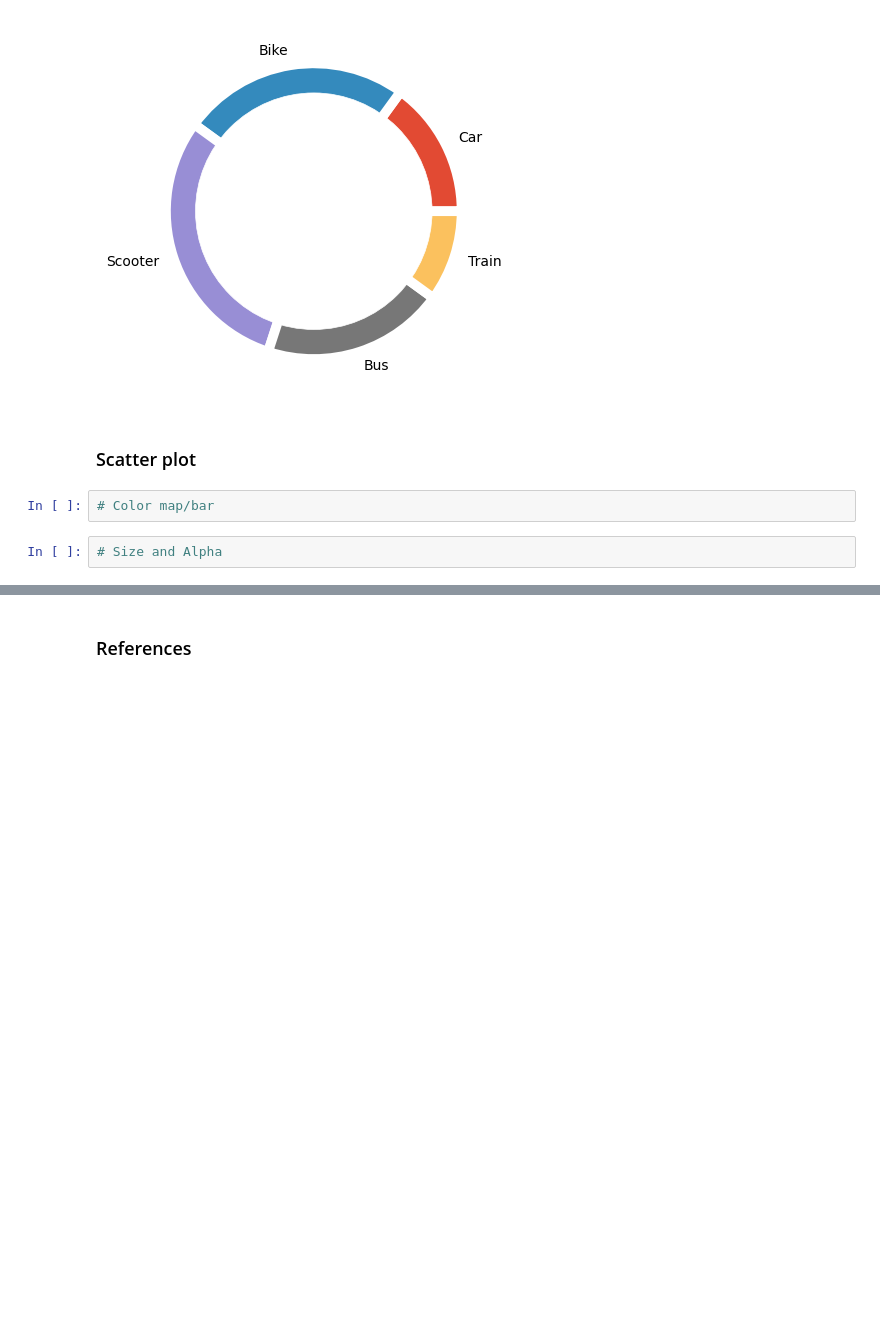
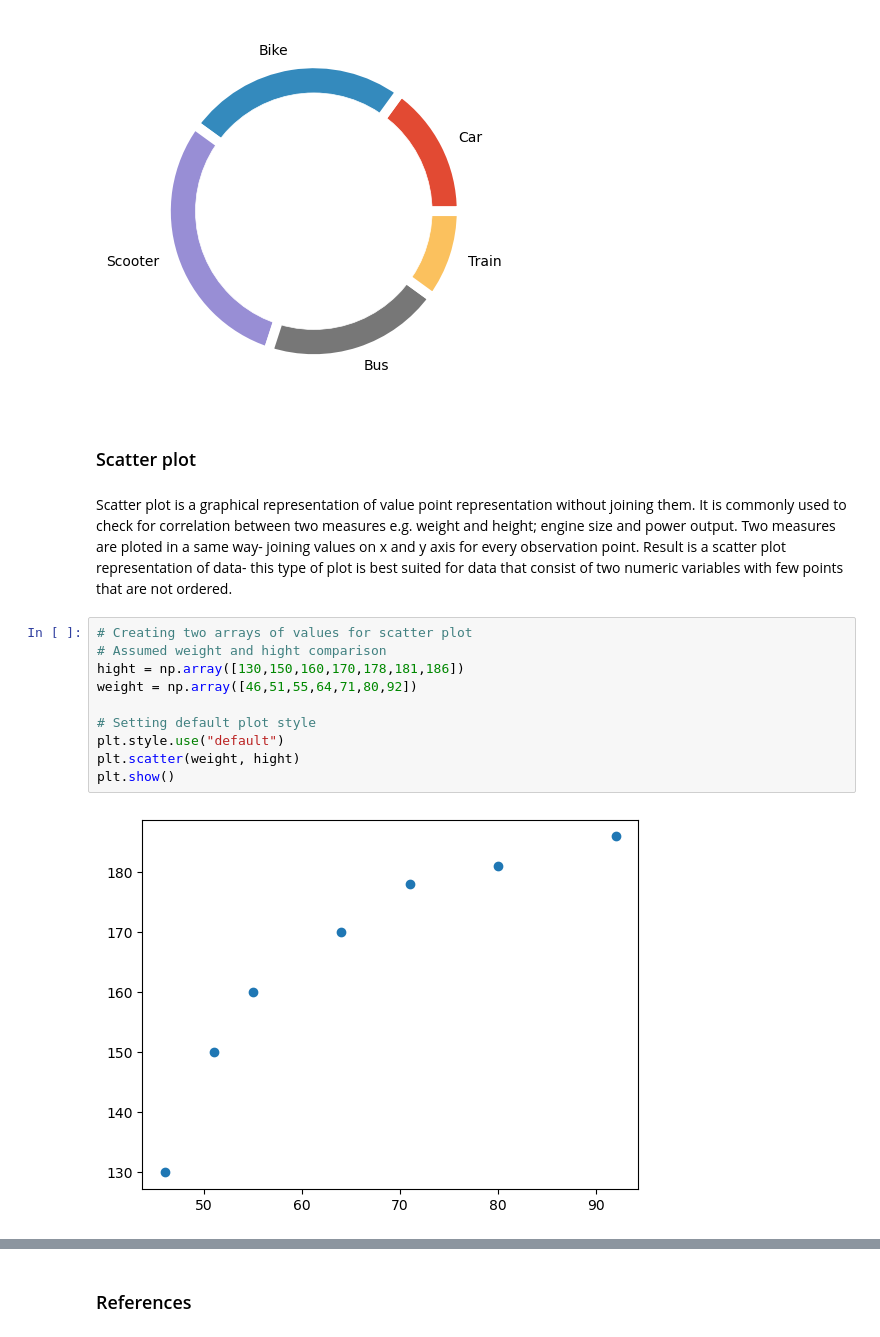
Before and after one commit to Mantvydas-data/FundamentalsofDataAnalysis, a Jupyter notebook: pyplot.ipynb, the cells around one changed output, grey strips where cells are left out. Saved outputs shown, nothing was run; the diff lists cells and outputs as text; blank space fills up the shorter version.

Commit message:
Scatter plot examples

```diff
--- a/pyplot.ipynb
+++ b/pyplot.ipynb
@@ -435,7 +435,17 @@ plt.show()
 [figure]
 # %% [markdown]
 ### Scatter plot
-# %%
-# Color map/bar
-# %%
-# Size and Alpha
+# %% [markdown]
+Scatter plot is a graphical representation of value point representation without joining them. It is commonly used to check for correlation between two measures e.g. weight and height; engine size and power output. Two measures are ploted in a same way- joining values on x and y axis for every observation point. Result is a scatter plot representation of data- this type of plot is best suited for data that consist of two numeric variables with few points that are not ordered.
+# %%
+# Creating two arrays of values for scatter plot
+# Assumed weight and hight comparison
+hight = np.array([130,150,160,170,178,181,186])
+weight = np.array([46,51,55,64,71,80,92])
+
+# Setting default plot style
+plt.style.use("default")
+plt.scatter(weight, hight)
+plt.show()
+# %% [output]
+[figure, added]
```
Also changed, not shown: parts of 7 cells of this notebook.
